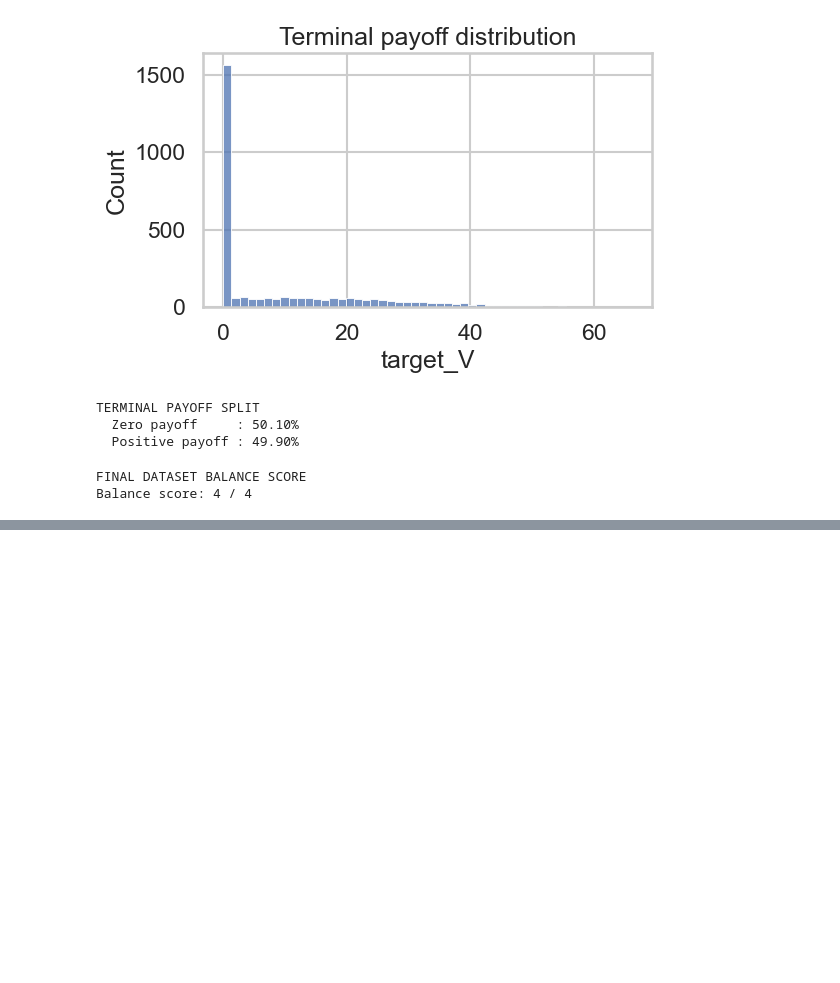
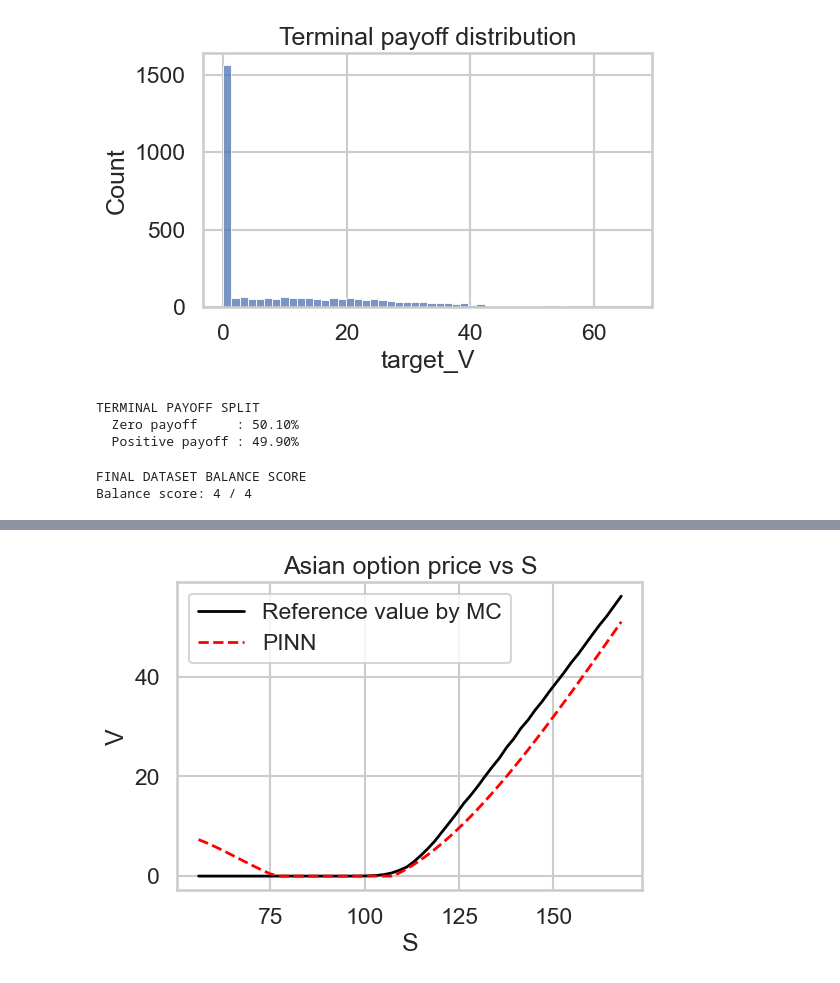
Before and after one commit to saraborello/asian-option-pricing-with-pinns, a Jupyter notebook: archive/pricing_pinn.ipynb, the cells around one changed output, grey strips where cells are left out. Saved outputs shown, nothing was run; the diff lists cells and outputs as text; code cells hidden in the pictures; blank space fills up the shorter version.

```diff
--- a/pricing_pinn.ipynb
+++ b/archive/pricing_pinn.ipynb
@@ -551,0 +765,94 @@ Metriche finali: {'MAE': 1.5306003093719482, 'RMSE': 1.9773892569608826, 'R2': 0
+# %%
+import numpy as np
+import torch
+import matplotlib.pyplot as plt
+import numpy as np
+from utils import make_business_calendar
+# calendar used for MC and PINN
+n_days, dt_years = make_business_calendar()
+
+
+def price_asian_arith_mc(F0, K, r, sigma, n_days, dt_years, n_paths=8000):
+    """
+    Monte Carlo price of an arithmetic Asian call option.
+    """
+    payoff = np.zeros(n_paths)
+
+    for i in range(n_paths):
+        S = F0
+        sum_S = 0.0
+
+        for _ in range(n_days):
+            Z = np.random.normal()
+            S *= np.exp(
+                (r - 0.5 * sigma**2) * dt_years
+                + sigma * np.sqrt(dt_years) * Z
+            )
+            sum_S += S
+
+        A = sum_S / n_days
+        payoff[i] = max(A - K, 0.0)
+
+    return np.exp(-r * n_days * dt_years) * payoff.mean()
+
+
+model.eval()
+
+# ----------------------------
+# Fixed contract
+# ----------------------------
+row = df_val.iloc[0]
+K = row["K"]
+r = row["r"]
+sigma = row["sigma"]
+T = row["T_years"]
+
+tau = 0.999
+S_grid = np.linspace(0.5 * K, 1.5 * K, 60)
+
+# ----------------------------
+# PINN prices
+# ----------------------------
+X = np.stack([
+    np.full(len(S_grid), tau),
+    np.ones(len(S_grid)),              # F/F0 = 1
+    np.ones(len(S_grid)),              # A/F0 = 1
+    K / S_grid,                        # K/F0  (F0 = S here)
+    np.full(len(S_grid), r),
+    np.full(len(S_grid), sigma),
+    np.full(len(S_grid), T)
+], axis=1)
+
+X = torch.tensor(X, dtype=torch.float32, device=DEVICE)
+
+with torch.no_grad():
+    Vn = model(X).cpu().numpy().reshape(-1)
+
+price_pinn = np.maximum(Vn * S_grid, 0.0)
+
+# ----------------------------
+# Monte Carlo prices
+# ----------------------------
+price_mc = np.array([
+    price_asian_arith_mc(
+        F0=S, K=K, r=r, sigma=sigma,
+        n_days=n_days, dt_years=dt_years,
+        n_paths=8000
+    )
+    for S in S_grid
+])
+
+# ----------------------------
+# Plot
+# ----------------------------
+plt.figure(figsize=(6,4))
+plt.plot(S_grid, price_mc, color="black", linewidth=2, label="Reference value by MC")
+plt.plot(S_grid, price_pinn, "--", color="red", linewidth=2, label="PINN")
+plt.xlabel("S")
+plt.ylabel("V")
+plt.title("Asian option price vs S")
+plt.legend()
+plt.grid(True)
+plt.show()
+# %% [output]
+[figure, added]
```
Also changed, not shown: parts of 17 cells of this notebook, 20 other files.
